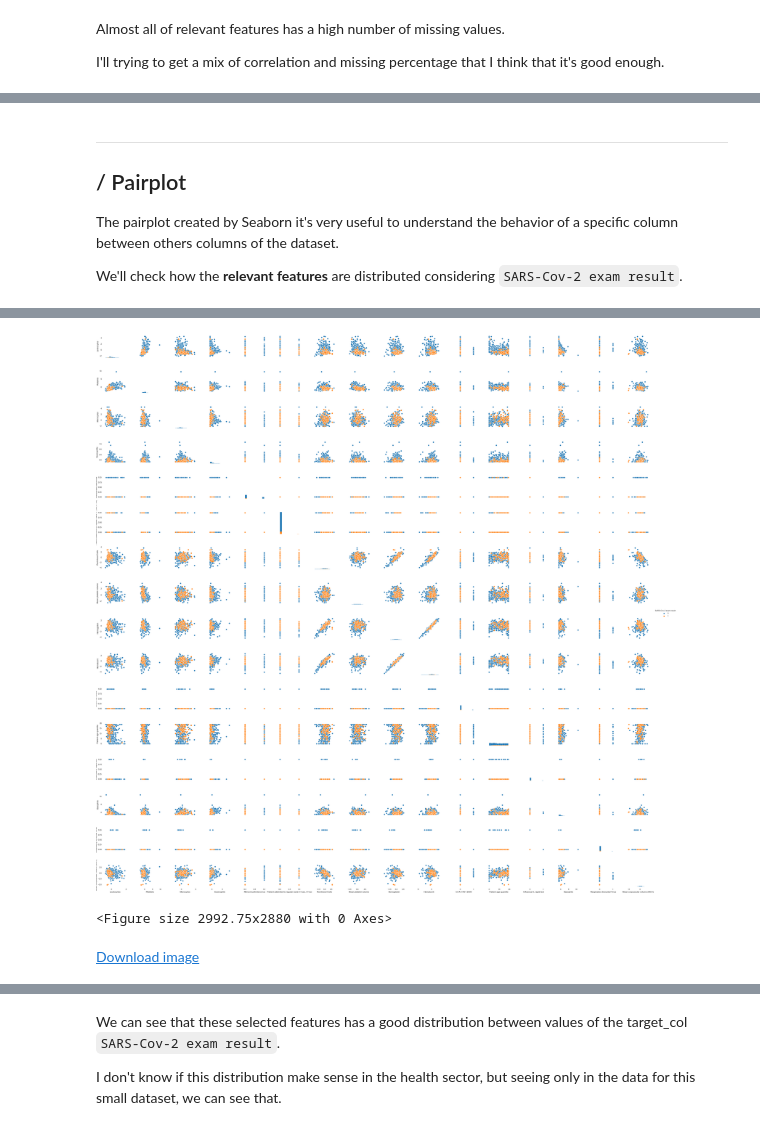
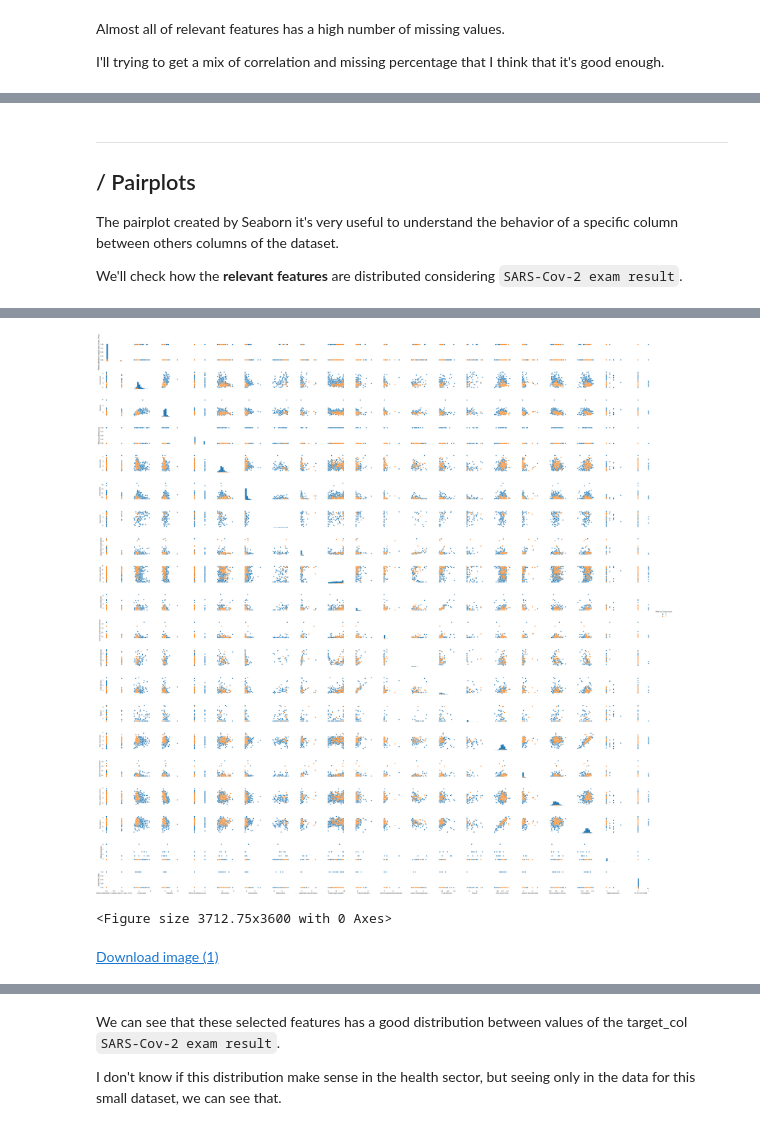
Before and after one commit to DougTrajano/ds-covid19-brazil, a Jupyter notebook: predicting-positive-cases-for-covid-19.ipynb, the cells around one changed output, grey strips where cells are left out. Saved outputs shown, nothing was run; the diff lists cells and outputs as text; code cells hidden in the pictures.

```diff
--- a/predicting-positive-cases-for-covid-19.ipynb
+++ b/predicting-positive-cases-for-covid-19.ipynb
@@ -82,0 +133,4 @@ Unfortunally, almost all columns have more than 90% of missing data.
+# %%
+df = df[df["Hemoglobin"].notnull()]
+df.reset_index(drop=True, inplace=True)
+print(df.shape)
@@ -390,15 +406,19 @@ df_processed[cols_pairplot_filter].groupby(by=target_col).count().transpose()
 # %% [markdown]
 ---
-## / Pairplot
+## / Pairplots
 
 The pairplot created by Seaborn it's very useful to understand the behavior of a specific column between others columns of the dataset.
 
 We'll check how the **relevant features** are distributed considering `SARS-Cov-2 exam result`.
 # %%
 %%time
-pairplot_file = "pairplot.png"
+pairplot_file = "pairplot_1.png"
+temp = cols_pairplot_filter[:20]
+if target_col not in temp:
+    temp.append(target_col)
 
-sns.pairplot(df_processed[cols_pairplot_filter], hue=target_col, diag_kind="hist", dropna=True)
+print("Pairplot - 1")
+sns.pairplot(df_processed[temp], hue=target_col, diag_kind="hist", dropna=True)
 plt.savefig(pairplot_file)
 
 plt.clf() # Clean parirplot figure from sns
@@ -409,7 +430,7 @@ Wall time: 1min 13s
-[figure, old version]
+[figure, new version]
-<Figure size 2992.75x2880 with 0 Axes>
+<Figure size 3712.75x3600 with 0 Axes>
 # %%
 # Download image
-HTML('<a href="{href}" target="_blank">Download image</a>'.format(href=pairplot_file))
+HTML('<a href="{href}" target="_blank">Download image (1)</a>'.format(href=pairplot_file))
 # %% [output]
-Download image
+Download image (1)
```
Also changed, not shown: parts of 33 cells of this notebook, 4 other files.
